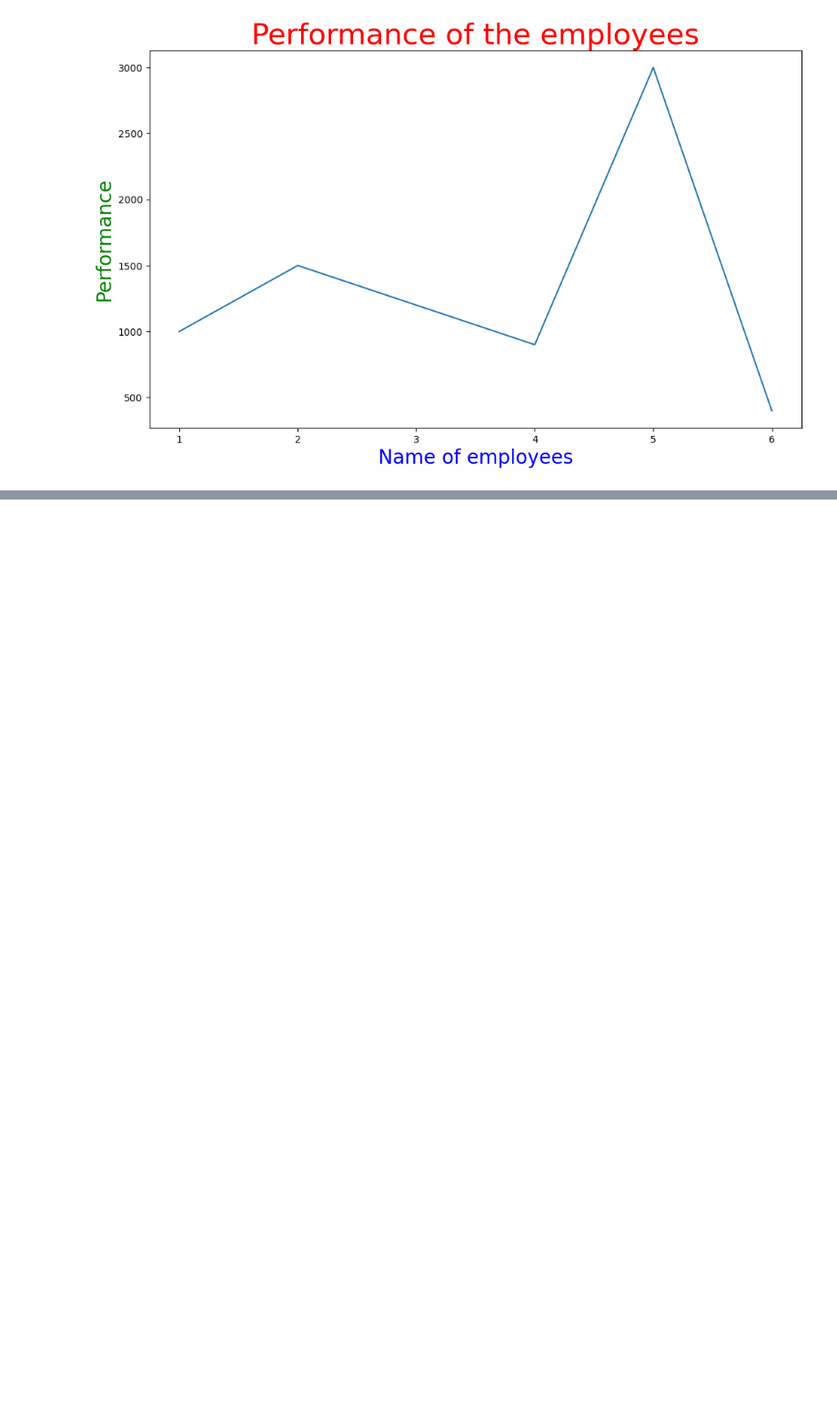
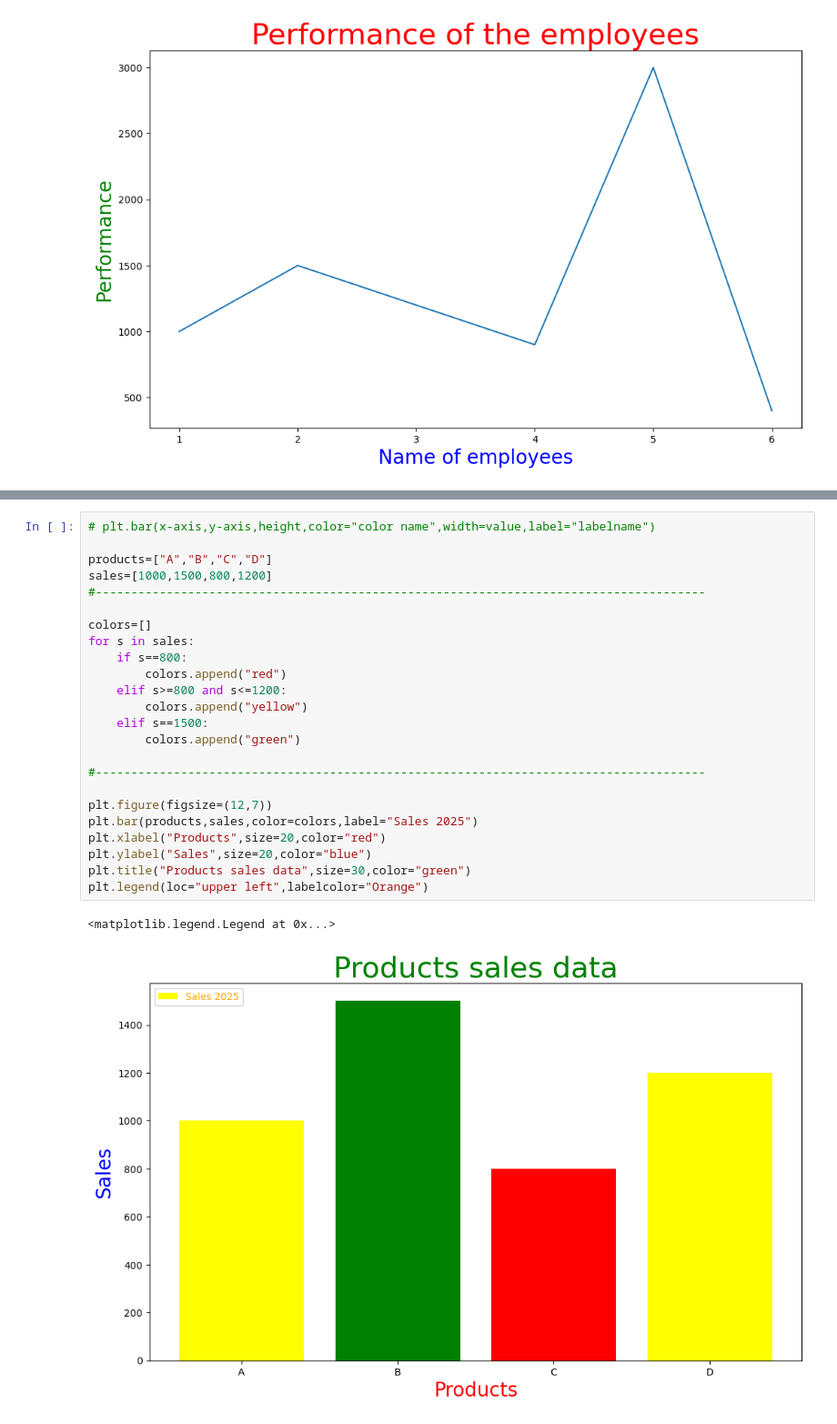
Before and after one commit to anshuKumar-codes/Data_Analytics_Journey, a Jupyter notebook: Pandas/day 1 pandas.ipynb, the cells around one changed output, grey strips where cells are left out. Shown at 91% size. Saved outputs shown, nothing was run; the diff lists cells and outputs as text; blank space fills up the shorter version.

```diff
--- a/Pandas/day 1 pandas.ipynb
+++ b/Pandas/day 1 pandas.ipynb
@@ -701,0 +670,27 @@ plt.grid(color="gray",linestyle=":",linewidth=1)
+# %%
+# plt.bar(x-axis,y-axis,height,color="color name",width=value,label="labelname")
+
+products=["A","B","C","D"]
+sales=[1000,1500,800,1200]
+#--------------------------------------------------------------------------------------
+
+colors=[]
+for s in sales:
+    if s==800:
+        colors.append("red")
+    elif s>=800 and s<=1200:
+        colors.append("yellow")
+    elif s==1500:
+        colors.append("green")
+
+#--------------------------------------------------------------------------------------
+
+plt.figure(figsize=(12,7))
+plt.bar(products,sales,color=colors,label="Sales 2025")
+plt.xlabel("Products",size=20,color="red")
+plt.ylabel("Sales",size=20,color="blue")
+plt.title("Products sales data",size=30,color="green")
+plt.legend(loc="upper left",labelcolor="Orange")
+# %% [output]
+<matplotlib.legend.Legend at 0x...>
+[figure, added]
```
Also changed, not shown: parts of 22 cells of this notebook, 1 other file.
